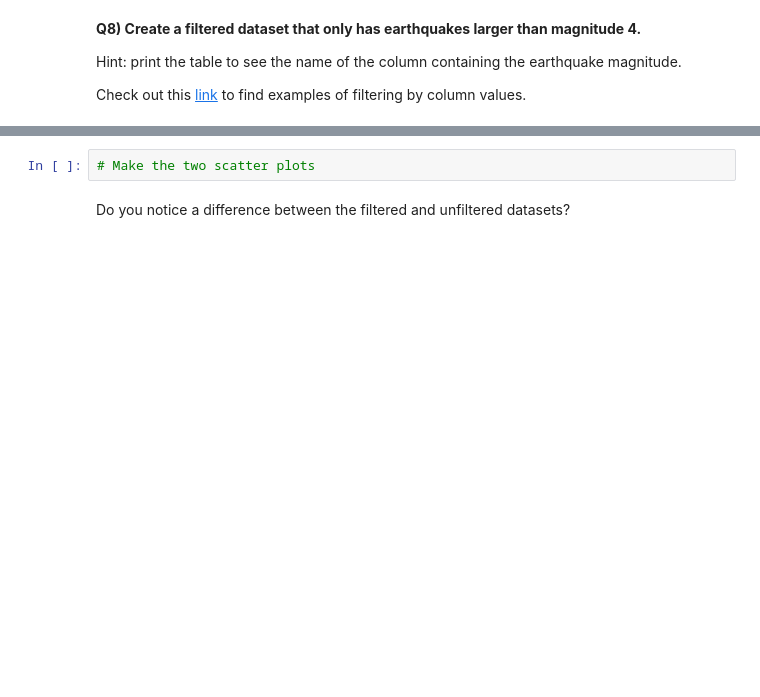
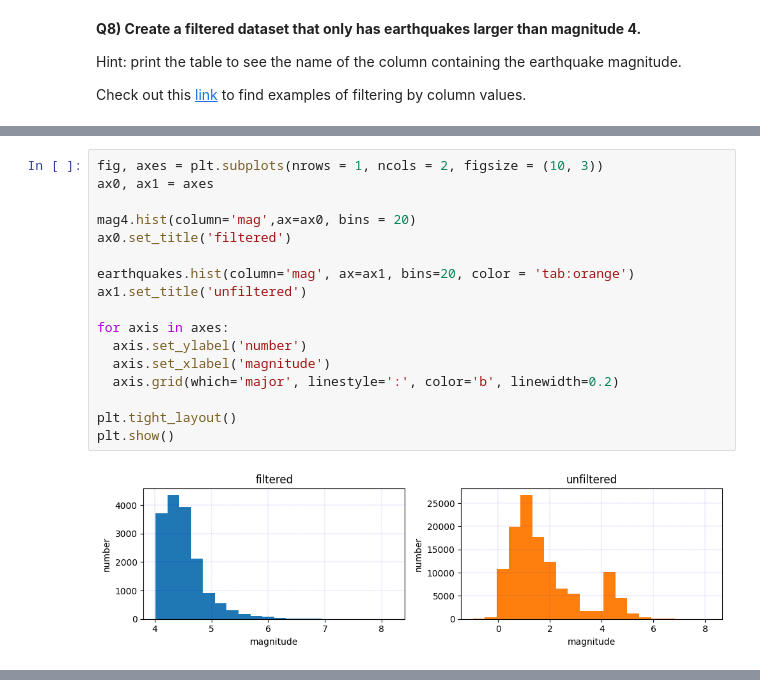
Before and after one commit to NilsChabloz/2026_Intro_Python, a Jupyter notebook: live/part-I/1.5-pandas-environmental-exercises.ipynb, the cells around one changed output, grey strips where cells are left out. Drawn from its saved outputs; the diff is of its cells as text; blank space fills up the shorter version.

```diff
--- a/live/part-I/1.5-pandas-environmental-exercises.ipynb
+++ b/live/part-I/1.5-pandas-environmental-exercises.ipynb
@@ -192,3 +360,22 @@ side.
+# %%
+fig, axes = plt.subplots(nrows = 1, ncols = 2, figsize = (10, 3))
+ax0, ax1 = axes
+
+mag4.hist(column='mag',ax=ax0, bins = 20)
+ax0.set_title('filtered')
+
+earthquakes.hist(column='mag', ax=ax1, bins=20, color = 'tab:orange')
+ax1.set_title('unfiltered')
+
+for axis in axes:
+  axis.set_ylabel('number')
+  axis.set_xlabel('magnitude')
+  axis.grid(which='major', linestyle=':', color='b', linewidth=0.2)
+
+plt.tight_layout()
+plt.show()
+# %% [output]
+[figure, added]
 # %% [markdown]
 **Q11) Visualise the locations of earthquakes by making a scatterplot of their latitude and longitude.**
 
@@ -205,7 +392,3 @@ colour stands for the same magnitude in both panels.
 <img src="https://raw.githubusercontent.com/gse-unil/2026_MLEES_book/main/part-I/_static/1.5-target-quake-scatter.png" alt="Two scatter plots of earthquake longitude against latitude coloured by magnitude, one filtered to magnitude above 4 and one unfiltered" width="100%">
 
 <em>Every event in the catalog placed by longitude and latitude, filtered and unfiltered.</em>
-# %%
-# Make the two scatter plots
-# %% [markdown]
-Do you notice a difference between the filtered and unfiltered datasets?
```
Also changed, not shown: parts of 28 cells of this notebook.
